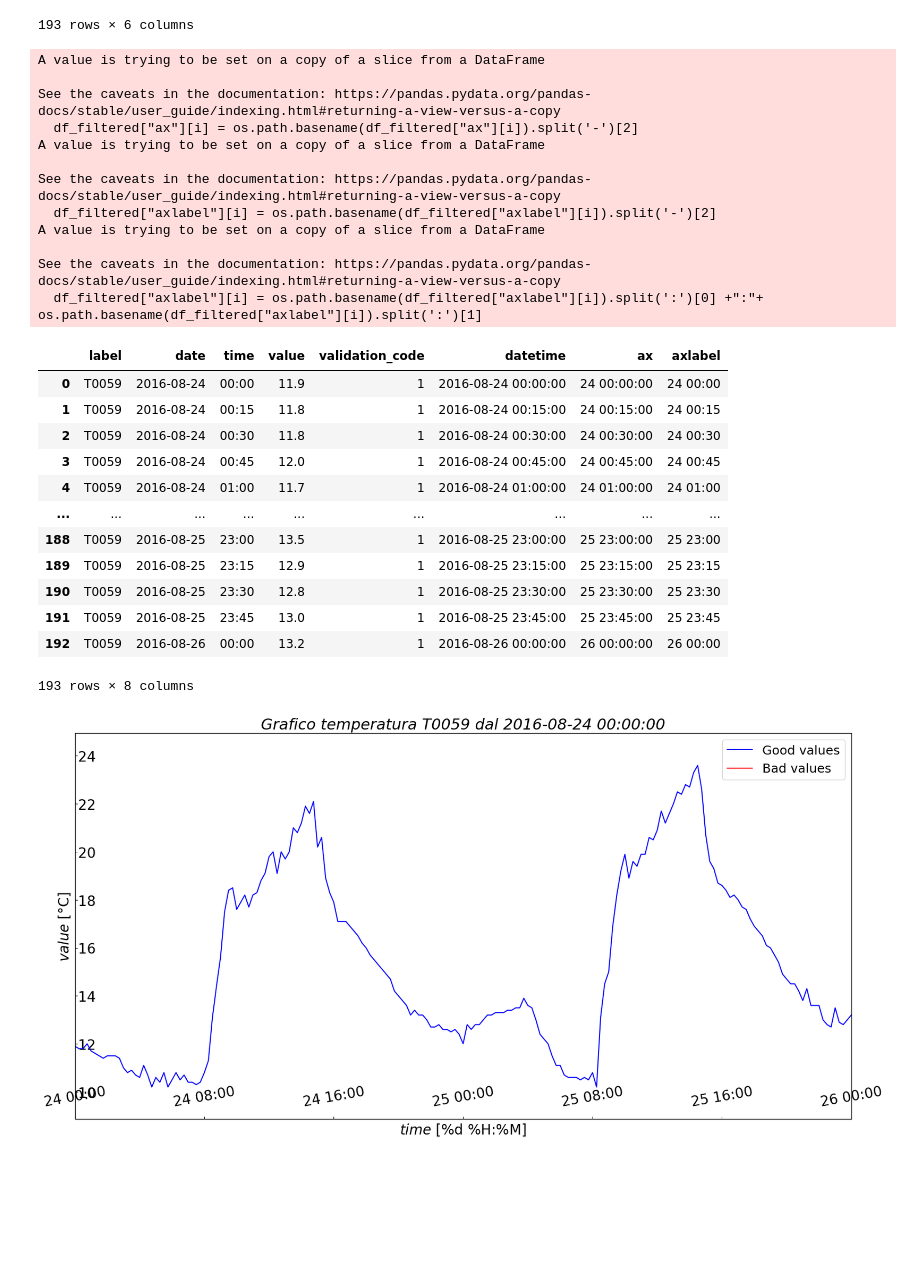
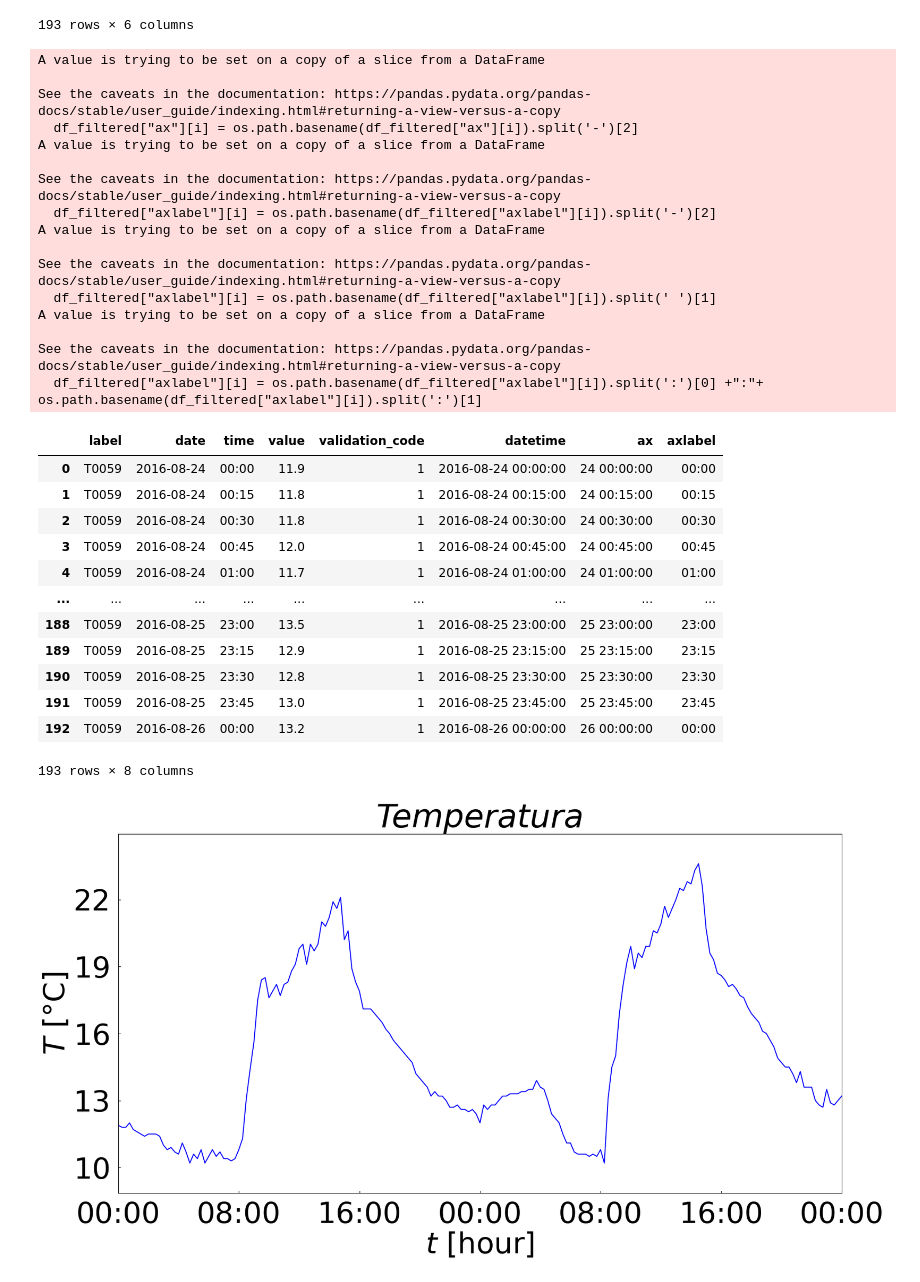
Before and after one commit to eliazonta/AI-Challenge-HIT-2022, a Jupyter notebook: python_code/notebooks/DataPlotter/document_plotter.ipynb, the cells around one changed output. Drawn from its saved outputs; the diff is of its cells as text; code cells hidden in the pictures; blank space fills up the shorter version.

```diff
--- a/python_code/notebooks/DataPlotter/document_plotter.ipynb
+++ b/python_code/notebooks/DataPlotter/document_plotter.ipynb
@@ -30,17 +31,17 @@ data_path = wk+subfolder+selected_dataset
 # select the filename of the dataset (Dario: dont judge me)
 selected_dataset = os.path.basename(data_path).split('_A')[0]
 if selected_dataset > "vel":
-  dataset_sensor = "vento"
+  dataset_sensor = "Vento"
 elif selected_dataset > "umidita":
-  dataset_sensor = "umidità"
+  dataset_sensor = "Umidità"
 elif selected_dataset > "temperatura":
-  dataset_sensor = "temperatura"
+  dataset_sensor = "Temperatura"
 elif selected_dataset > "radiazione":
-  dataset_sensor = "radiazione"
+  dataset_sensor = "Radiazione"
 elif selected_dataset > "pioggia":
-  dataset_sensor = "pioggia"
+  dataset_sensor = "Pioggia"
 elif selected_dataset > "direzione":
-  dataset_sensor = "vento"
+  dataset_sensor = "Vento"
 else:
   dataset_sensor = "Altezza neve"
 print(dataset_sensor)
@@ -132,6 +133,7 @@ df_filtered["axlabel"] = df_filtered["ax"]
 for i in range(df_filtered.index[0], (df_filtered.index[0] + len(df_filtered.index))):
     df_filtered["ax"][i] = os.path.basename(df_filtered["ax"][i]).split('-')[2]
     df_filtered["axlabel"][i] = os.path.basename(df_filtered["axlabel"][i]).split('-')[2]
+    df_filtered["axlabel"][i] = os.path.basename(df_filtered["axlabel"][i]).split(' ')[1]
     df_filtered["axlabel"][i] = os.path.basename(df_filtered["axlabel"][i]).split(':')[0] +":"+ os.path.basename(df_filtered["axlabel"][i]).split(':')[1]
 
 x_plot = np.array(df_filtered.ax)
@@ -149,19 +151,23 @@ See the caveats in the documentation: https://pandas.pydata.org/pandas-docs/stab
 A value is trying to be set on a copy of a slice from a DataFrame
 
 See the caveats in the documentation: https://pandas.pydata.org/pandas-docs/stable/user_guide/indexing.html#returning-a-view-versus-a-copy
+  df_filtered["axlabel"][i] = os.path.basename(df_filtered["axlabel"][i]).split(' ')[1]
+A value is trying to be set on a copy of a slice from a DataFrame
+
+See the caveats in the documentation: https://pandas.pydata.org/pandas-docs/stable/user_guide/indexing.html#returning-a-view-versus-a-copy
   df_filtered["axlabel"][i] = os.path.basename(df_filtered["axlabel"][i]).split(':')[0] +":"+ os.path.basename(df_filtered["axlabel"][i]).split(':')[1]
 |  | label | date | time | value | validation_code | datetime | ax | axlabel |
-| 0 | T0059 | 2016-08-24 | 00:00 | 11.9 | 1 | 2016-08-24 00:00:00 | 24 00:00:00 | 24 00:00 |
-| 1 | T0059 | 2016-08-24 | 00:15 | 11.8 | 1 | 2016-08-24 00:15:00 | 24 00:15:00 | 24 00:15 |
-| 2 | T0059 | 2016-08-24 | 00:30 | 11.8 | 1 | 2016-08-24 00:30:00 | 24 00:30:00 | 24 00:30 |
-| 3 | T0059 | 2016-08-24 | 00:45 | 12.0 | 1 | 2016-08-24 00:45:00 | 24 00:45:00 | 24 00:45 |
-| 4 | T0059 | 2016-08-24 | 01:00 | 11.7 | 1 | 2016-08-24 01:00:00 | 24 01:00:00 | 24 01:00 |
+| 0 | T0059 | 2016-08-24 | 00:00 | 11.9 | 1 | 2016-08-24 00:00:00 | 24 00:00:00 | 00:00 |
+| 1 | T0059 | 2016-08-24 | 00:15 | 11.8 | 1 | 2016-08-24 00:15:00 | 24 00:15:00 | 00:15 |
+| 2 | T0059 | 2016-08-24 | 00:30 | 11.8 | 1 | 2016-08-24 00:30:00 | 24 00:30:00 | 00:30 |
+| 3 | T0059 | 2016-08-24 | 00:45 | 12.0 | 1 | 2016-08-24 00:45:00 | 24 00:45:00 | 00:45 |
+| 4 | T0059 | 2016-08-24 | 01:00 | 11.7 | 1 | 2016-08-24 01:00:00 | 24 01:00:00 | 01:00 |
 | ... | ... | ... | ... | ... | ... | ... | ... | ... |
-| 188 | T0059 | 2016-08-25 | 23:00 | 13.5 | 1 | 2016-08-25 23:00:00 | 25 23:00:00 | 25 23:00 |
-| 189 | T0059 | 2016-08-25 | 23:15 | 12.9 | 1 | 2016-08-25 23:15:00 | 25 23:15:00 | 25 23:15 |
-| 190 | T0059 | 2016-08-25 | 23:30 | 12.8 | 1 | 2016-08-25 23:30:00 | 25 23:30:00 | 25 23:30 |
-| 191 | T0059 | 2016-08-25 | 23:45 | 13.0 | 1 | 2016-08-25 23:45:00 | 25 23:45:00 | 25 23:45 |
-| 192 | T0059 | 2016-08-26 | 00:00 | 13.2 | 1 | 2016-08-26 00:00:00 | 26 00:00:00 | 26 00:00 |
+| 188 | T0059 | 2016-08-25 | 23:00 | 13.5 | 1 | 2016-08-25 23:00:00 | 25 23:00:00 | 23:00 |
+| 189 | T0059 | 2016-08-25 | 23:15 | 12.9 | 1 | 2016-08-25 23:15:00 | 25 23:15:00 | 23:15 |
+| 190 | T0059 | 2016-08-25 | 23:30 | 12.8 | 1 | 2016-08-25 23:30:00 | 25 23:30:00 | 23:30 |
+| 191 | T0059 | 2016-08-25 | 23:45 | 13.0 | 1 | 2016-08-25 23:45:00 | 25 23:45:00 | 23:45 |
+| 192 | T0059 | 2016-08-26 | 00:00 | 13.2 | 1 | 2016-08-26 00:00:00 | 26 00:00:00 | 00:00 |
 193 rows × 8 columns
 # %%
 import matplotlib.pyplot as plt
@@ -179,16 +185,16 @@ font ="Verdana" #@param {type:"string"}
 plt.rc(font)
 
 # Styling text
-title_fontsize = 22 #@param {type:"integer"}
-label_fontsize = 20 #@param {type:"integer"}
+title_fontsize = 50 #@param {type:"integer"}
+label_fontsize = 45 #@param {type:"integer"}
 legend_size = 18 #@param {type:"integer"}
-axis_fontsize = 20 #@param {type:"integer"}
-label_xmargin = -50 #@param {type:"integer"}
-label_ymargin = -30 #@param {type:"integer"}
-x_rotation_label = 10 #@param {type:"integer"}
+axis_fontsize = 45 #@param {type:"integer"}
+label_xmargin = 12 #@param {type:"integer"}
+label_ymargin = 12 #@param {type:"integer"}
+x_rotation_label = 0 #@param {type:"integer"}
 
 # Set unit
-x_unit = "%d %H:%M" #@param {type:"string"}
+x_unit = "hour" #@param {type:"string"}
 y_unit = "°C" #@param {type:"string"}
 
 # Set tick
@@ -203,38 +209,38 @@ f.set_figheight(figure_height)
 ax = plt.subplot()
 
 # Set labels
-plt.title('Grafico '+ dataset_sensor +' ' +station_num + ' dal ' + str(date_start) ,fontsize = title_fontsize, style = 'italic')
-plt.xlabel('$\it{time}$' + ' [' + x_unit +']', fontsize = axis_fontsize) #se tutto in corsivo style = 'italic'
-plt.ylabel('$\it{value}$' + ' [' + y_unit +']', fontsize = axis_fontsize)
+plt.title(dataset_sensor,fontsize = title_fontsize, style = 'italic')
+plt.xlabel('$\it{t}$' + ' [' + x_unit +']', fontsize = axis_fontsize) #se tutto in corsivo style = 'italic'
+plt.ylabel('$\it{T}$' + ' [' + y_unit +']', fontsize = axis_fontsize)
 ax.tick_params(axis="y",direction="in",pad=label_ymargin)
 plt.xticks(np.arange(0, df_filtered.shape[0], 32),fontsize=label_fontsize,rotation = x_rotation_label)
-plt.yticks(np.arange(0, ceil(max(y_signal))+2, 2),fontsize=label_fontsize)
+plt.yticks(np.arange(floor(min(y_signal)), ceil(max(y_signal))+2, 3),fontsize=label_fontsize)
 ax.tick_params(axis="x",direction="in",pad=label_xmargin)
 
 # create tick label
 x_tick_label = []
 i = 0
 while i < len(df_filtered):
     x_tick_label.append(df_filtered.axlabel[i])
     i = i + 32
 ax.set_xticklabels(x_tick_label)
 
 # Plotting datas
 plt.plot(x_plot, y_signal, "-",ms=8,color="blue")
 plt.plot(x_plot, y_outliers, "-",ms=8,mew=5,color="red")
 
 # Making a legend
-ax.legend(['Good values', 'Bad values'], prop={'size': legend_size})
+#ax.legend(['Good values', 'Bad values'], prop={'size': legend_size})
 
 plt.margins(x=x_margin, y=y_margin)
 
 #Saving as PDF
 my_file = selected_dataset + "_" + station_num + '.pdf'
 #savewk = '/content/drive/My Drive/10. Meteotrentino/ReportPlots' #Colab
 savewk = "" #local
 plt.savefig(os.path.join(savewk, my_file), bbox_inches='tight')
 
 # Visualize
 plt.show()
 # %% [output]
-[figure, old version]
+[figure, new version]
```
Also changed, not shown: parts of 2 cells of this notebook.
